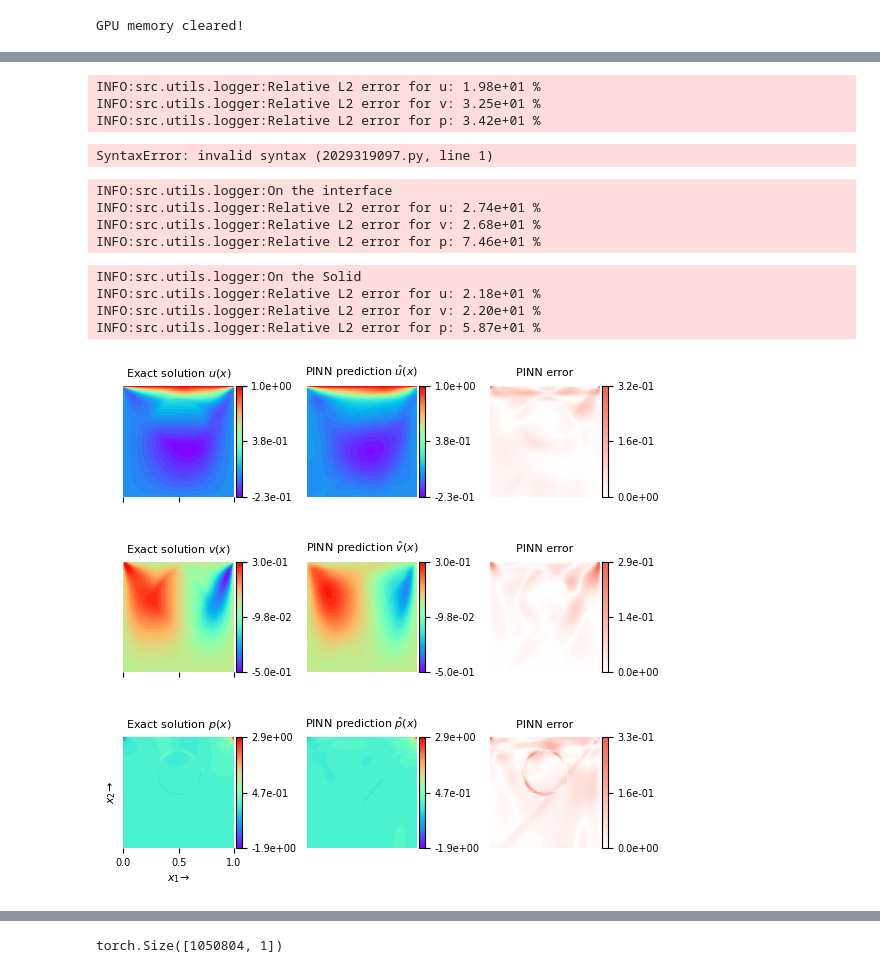
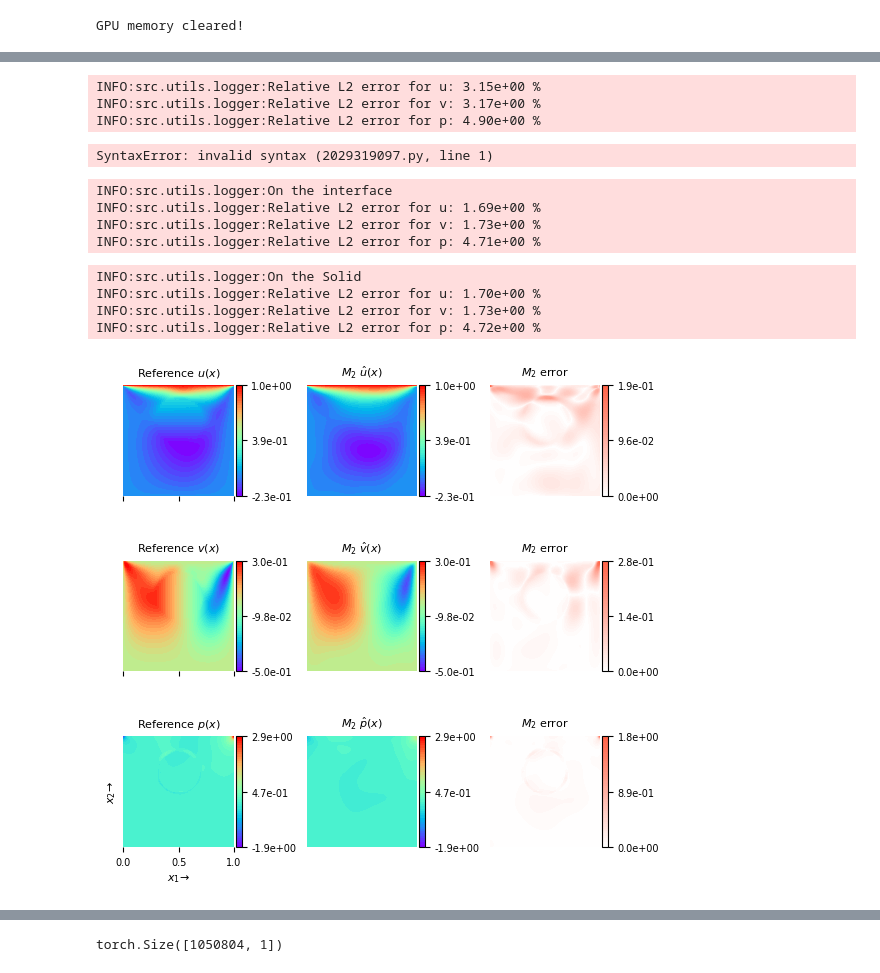
Before and after one commit to afrah/pinn_fsi_ibm, a Jupyter notebook: src/notebook/m1_mlp_testing.ipynb, the cells around one changed output, grey strips where cells are left out. Drawn from its saved outputs; the diff is of its cells as text; code cells hidden in the pictures.

Commit message:
update interface

```diff
--- a/src/notebook/m1_mlp_testing.ipynb
+++ b/src/notebook/m1_mlp_testing.ipynb
@@ -76,7 +76,7 @@ config = {
 INFO:src.utils.logger:./checkpoints/testing/2025-08-20_11-10-15-252328
 GPU memory cleared!
 # %%
-model_path = "./checkpoints/2025-08-20_14-00-13-016168/model.pth"#"./checkpoints/2025-08-17_00-29-12-363506/model.pth"#"./checkpoints/2025-08-17_00-25-12-195486/model.pth"#"./checkpoints/2025-08-16_18-14-52-209563/model.pth"#"./checkpoints/2025-08-15_19-40-16-627572/model.pth" #./checkpoints/2025-08-15_14-35-00-873250/mo
+model_path = "./checkpoints/2025-08-20_23-47-50-130273/model.pth"#"./checkpoints/2025-08-20_16-24-25-253634/model.pth" #"./checkpoints/2025-08-20_14-00-13-016168/model.pth"#"./checkpoints/2025-08-17_00-29-12-363506/model.pth"#"./checkpoints/2025-08-17_00-25-12-195486/model.pth"#"./checkpoints/2025-08-16_18-14-52-209563/model.pth"#"./checkpoints/2025-08-15_19-40-16-627572/model.pth" #./checkpoints/2025-08-15_14-35-00-873250/mo
 
 
 model_state = torch.load(model_path, map_location=config["device"])
@@ -141,20 +142,28 @@ p_pred = outputs[:, 2:3]
 velocity_magnitude_pred = torch.sqrt(u_pred**2 + v_pred**2)
 
 rel_u_l2_error = (
-    torch.sqrt(torch.mean((u_pred - u_ref) ** 2) / torch.mean(u_ref**2)) * 100
+    torch.sqrt(torch.mean((u_pred - u_ref) ** 2)
+            #    / torch.mean(u_ref**2)
+            )
+    * 100
 )
 rel_v_l2_error = (
-    torch.sqrt(torch.mean((v_pred - v_ref) ** 2) / torch.mean(v_ref**2)) * 100
+    torch.sqrt(torch.mean((v_pred - v_ref) ** 2)
+            #    / torch.mean(v_ref**2)
+            )
+    * 100
 )
 rel_p_l2_error = (
-    torch.sqrt(torch.mean((p_pred - p_ref) ** 2) / torch.mean(p_ref**2)) * 100
+    torch.sqrt(torch.mean((p_pred - p_ref) ** 2)
+            #    / torch.mean(p_ref**2)
+               ) * 100
 )
 
 logger.print(f"Relative L2 error for u: {rel_u_l2_error:.2e} %")
 logger.print(f"Relative L2 error for v: {rel_v_l2_error:.2e} %")
 logger.print(f"Relative L2 error for p: {rel_p_l2_error:.2e} %")
 # %% [output]
-INFO:src.utils.logger:Relative L2 error for u: 1.98e+01 %
-INFO:src.utils.logger:Relative L2 error for v: 3.25e+01 %
-INFO:src.utils.logger:Relative L2 error for p: 3.42e+01 %
+INFO:src.utils.logger:Relative L2 error for u: 3.15e+00 %
+INFO:src.utils.logger:Relative L2 error for v: 3.17e+00 %
+INFO:src.utils.logger:Relative L2 error for p: 4.90e+00 %
 # %%
@@ -167,7 +176,8 @@ SyntaxError: invalid syntax (2029319097.py, line 1)
 processed_dataset_path = "./data/Fluid_trainingData.mat"
 Fluid_data = scipy.io.loadmat(processed_dataset_path)
 
-interface = Fluid_data["Solid_interface"]
+# interface = Fluid_data["Solid_interface"]
+interface = pd.read_csv("data/training_dataset/old/all_interface_points_with_normals.csv").to_numpy() #Fluid_data["Solid_interface"]
 
 with torch.no_grad():
     outputs_interface_m1 = np.array(
@@ -193,7 +203,7 @@ logger.print(f"On the interface")
 rel_u_l2_error = (
     np.sqrt(
         np.mean((u_pred_interface_m1 - np.array(interface[:, 3:4])) ** 2)
-        / np.mean(np.array(interface[:, 3:4]) ** 2)
+        # / np.mean(np.array(interface[:, 3:4]) ** 2)
     )
     * 100
 )
@@ -201,7 +211,7 @@ rel_u_l2_error = (
 rel_v_l2_error = (
     np.sqrt(
         np.mean((v_pred_interface_m1 - np.array(interface[:, 4:5])) ** 2)
-        / np.mean(np.array(interface[:, 4:5]) ** 2)
+        # / np.mean(np.array(interface[:, 4:5]) ** 2)
     )
     * 100
 )
@@ -209,7 +219,7 @@ rel_v_l2_error = (
 rel_p_l2_error = (
     np.sqrt(
         np.mean((p_pred_interface_m1 - np.array(interface[:, 5:6])) ** 2)
-        / np.mean(np.array(interface[:, 5:6]) ** 2)
+        # / np.mean(np.array(interface[:, 5:6]) ** 2)
     )
     * 100
 )
@@ -220,8 +230,8 @@ logger.print(f"Relative L2 error for v: {rel_v_l2_error:.2e} %")
 logger.print(f"Relative L2 error for p: {rel_p_l2_error:.2e} %")
 # %% [output]
 INFO:src.utils.logger:On the interface
-INFO:src.utils.logger:Relative L2 error for u: 2.74e+01 %
-INFO:src.utils.logger:Relative L2 error for v: 2.68e+01 %
-INFO:src.utils.logger:Relative L2 error for p: 7.46e+01 %
+INFO:src.utils.logger:Relative L2 error for u: 1.69e+00 %
+INFO:src.utils.logger:Relative L2 error for v: 1.73e+00 %
+INFO:src.utils.logger:Relative L2 error for p: 4.71e+00 %
 # %%
 INFO:src.utils.logger:On the interface
@@ -258,7 +268,7 @@ logger.print(f"On the Solid")
 rel_u_l2_error = (
     np.sqrt(
         np.mean((u_pred_solid_m1 - np.array(solid[:, 3:4])) ** 2)
-        / np.mean(np.array(solid[:, 3:4]) ** 2)
+        # / np.mean(np.array(solid[:, 3:4]) ** 2)
     )
     * 100
 )
@@ -266,7 +276,7 @@ rel_u_l2_error = (
 rel_v_l2_error = (
     np.sqrt(
         np.mean((v_pred_solid_m1 - np.array(solid[:, 4:5])) ** 2)
-        / np.mean(np.array(solid[:, 4:5]) ** 2)
+        # / np.mean(np.array(solid[:, 4:5]) ** 2)
     )
     * 100
 )
@@ -274,7 +284,7 @@ rel_v_l2_error = (
 rel_p_l2_error = (
     np.sqrt(
         np.mean((p_pred_solid_m1 - np.array(solid[:, 5:6])) ** 2)
-        / np.mean(np.array(solid[:, 5:6]) ** 2)
+        # / np.mean(np.array(solid[:, 5:6]) ** 2)
     )
     * 100
 )
@@ -285,6 +295,6 @@ logger.print(f"Relative L2 error for v: {rel_v_l2_error:.2e} %")
 logger.print(f"Relative L2 error for p: {rel_p_l2_error:.2e} %")
 # %% [output]
 INFO:src.utils.logger:On the Solid
-INFO:src.utils.logger:Relative L2 error for u: 2.18e+01 %
-INFO:src.utils.logger:Relative L2 error for v: 2.20e+01 %
-INFO:src.utils.logger:Relative L2 error for p: 5.87e+01 %
+INFO:src.utils.logger:Relative L2 error for u: 1.70e+00 %
+INFO:src.utils.logger:Relative L2 error for v: 1.73e+00 %
+INFO:src.utils.logger:Relative L2 error for p: 4.72e+00 %
@@ -450,15 +465,15 @@ analyzer.load_data(data_path, tstep=101, xstep=102, ystep=102, skip=1)
 
 reshaped_data = analyzer.reshape_results()
 titles = [
-    "Exact solution $u(x)$",
-    "PINN prediction $\\hat{u}(x)$",
-    "PINN error",
-    "Exact solution $v(x)$",
-    "PINN prediction $\\hat{v}(x)$",
-    "PINN error",
-    "Exact solution $p(x)$",
-    "PINN prediction $\\hat{p}(x)$",
-    "PINN error",
+    "Reference $u(x)$",
+    "$M_2$ $\\hat{u}(x)$",
+    "$M_2$ error",
+    "Reference $v(x)$",
+    "$M_2$ $\\hat{v}(x)$",
+    "$M_2$ error",
+    "Reference $p(x)$",
+    "$M_2$ $\\hat{p}(x)$",
+    "$M_2$ error",
 ]
 nrows_ncols = (3, 3)
 values = [99]
@@ -472,34 +487,34 @@ ticks = 3
 visualization_data = [
     reshaped_data["exact_u"].transpose(0, 2, 1),  # swap x and y dimensions
     reshaped_data["u_pred"].transpose(0, 2, 1),
     reshaped_data["error_u"].transpose(0, 2, 1),
     reshaped_data["exact_v"].transpose(0, 2, 1),
     reshaped_data["v_pred"].transpose(0, 2, 1),
     reshaped_data["error_v"].transpose(0, 2, 1),
     reshaped_data["exact_p"].transpose(0, 2, 1),
     reshaped_data["p_pred"].transpose(0, 2, 1),
     reshaped_data["error_p"].transpose(0, 2, 1),
 ]
 
 plotter = ContourPlotter(fontsize=8, labelsize=7, axes_pad=0.65)
 
 plotter.draw_contourf_regular_2D(
     reshaped_data["tf"][:, 0, 0],
     reshaped_data["yf"][0, 0, :],
     reshaped_data["xf"][0, :, 0],
     visualization_data,
     titles=titles,
     nrows_ncols=nrows_ncols,
     time_steps=values,
     xref=xref,
     yref=yref,
     model_dirname=model_dirname,
     img_width=img_width,
     img_height=img_height,
     ticks=ticks,
 )
 # %% [output]
-[figure, old version]
+[figure, new version]
 # %%
 
 
```
Also changed, not shown: parts of 5 cells of this notebook, 10 other files.
